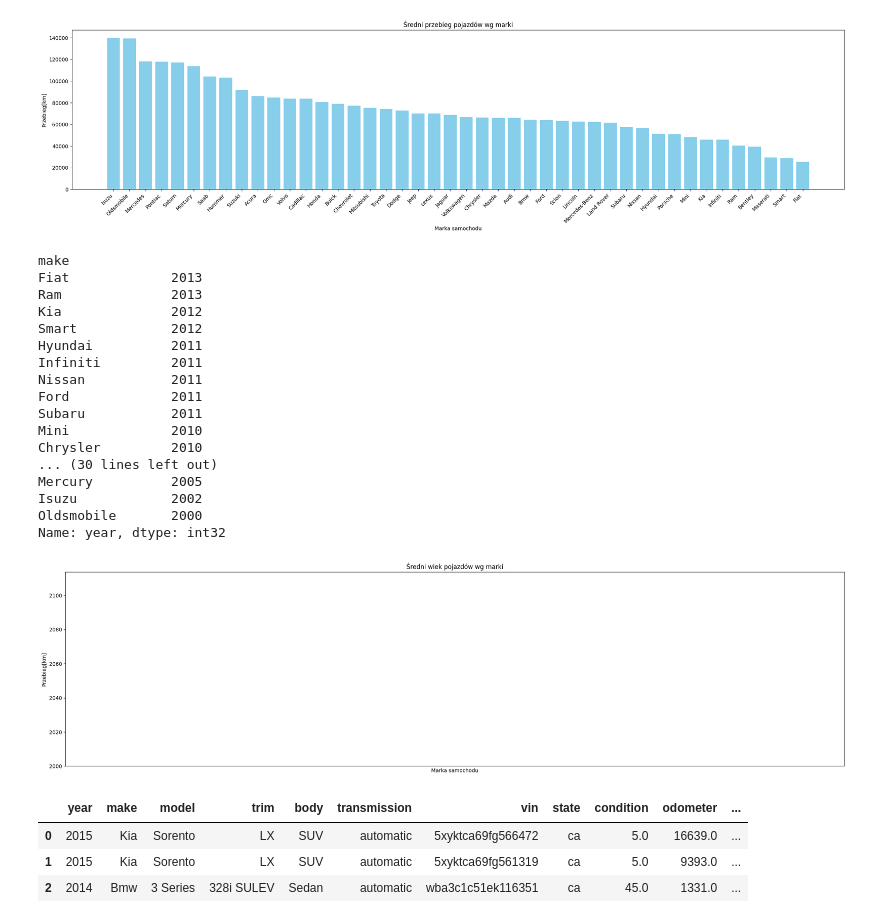
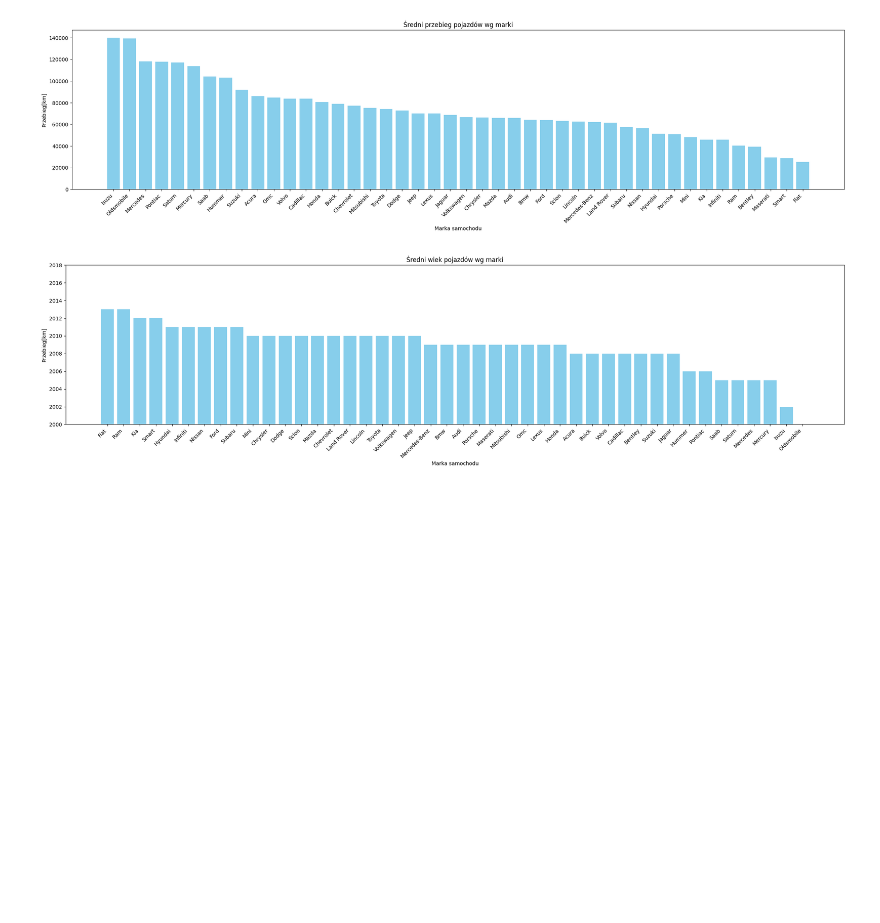
Before and after one commit to Michal170/big_data_analysis, a Jupyter notebook: car_prices.ipynb, the cells around one changed output. Drawn from its saved outputs; the diff is of its cells as text; code cells hidden in the pictures; blank space fills up the shorter version.

```diff
--- a/car_prices.ipynb
+++ b/car_prices.ipynb
@@ -52,42 +52,17 @@ plt.show()
 # %%
 
 mean_age = database.groupby('make')['year'].mean()
 mean_age_sorted = mean_age.sort_values(ascending=False).round().astype(int)
 
-print(mean_age_sorted)
 
 plt.figure(figsize=(22, 6))
 plt.bar(mean_age_sorted.index, mean_age_sorted.values, color='skyblue')
 plt.xlabel('Marka samochodu')
 plt.ylabel('Przebieg[km]')
 plt.title('Średni wiek pojazdów wg marki')
 plt.xticks(rotation=45, ha='right')
-plt.xlim(2000, 2020)
+plt.ylim(2000, 2018)
 plt.tight_layout()
 plt.show()
 # %% [output]
-make
-Fiat             2013
-Ram              2013
-Kia              2012
-Smart            2012
-Hyundai          2011
-Infiniti         2011
-Nissan           2011
-Ford             2011
-Subaru           2011
-Mini             2010
-Chrysler         2010
-... (30 lines left out)
-Mercury          2005
-Isuzu            2002
-Oldsmobile       2000
-Name: year, dtype: int32
-[figure, old version]
+[figure, new version]
-# %%
-database.head(3)
-# %% [output]
-|  | year | make | model | trim | body | transmission | vin | state | condition | odometer | ... |
-| 0 | 2015 | Kia | Sorento | LX | SUV | automatic | 5xyktca69fg566472 | ca | 5.0 | 16639.0 | ... |
-| 1 | 2015 | Kia | Sorento | LX | SUV | automatic | 5xyktca69fg561319 | ca | 5.0 | 9393.0 | ... |
-| 2 | 2014 | Bmw | 3 Series | 328i SULEV | Sedan | automatic | wba3c1c51ek116351 | ca | 45.0 | 1331.0 | ... |
```
